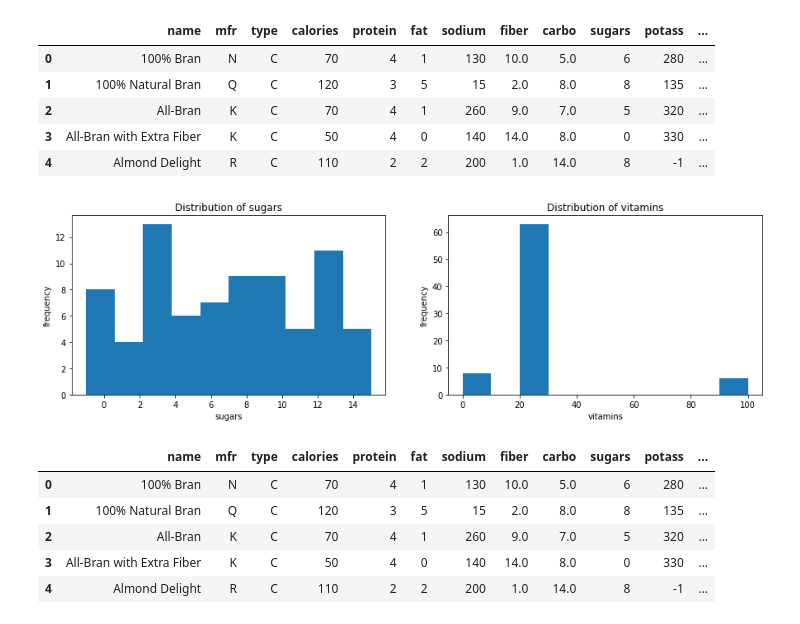
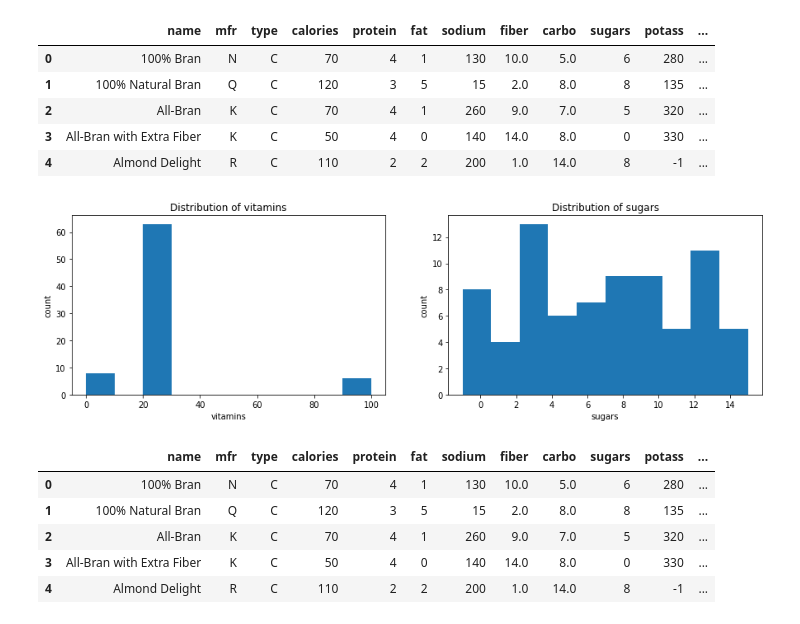
Before and after one commit to CodeInDna/Data-Science-Exercises, a Jupyter notebook: Practice_Exercises/Cereals.ipynb, the cells around one changed output. Drawn from its saved outputs; the diff is of its cells as text; code cells hidden in the pictures.

```diff
--- a/Practice_Exercises/Cereals.ipynb
+++ b/Practice_Exercises/Cereals.ipynb
@@ -20,15 +22,15 @@ df.head()
 # %%
 fig, (ax1, ax2) = plt.subplots(1, 2, figsize=(15, 4))
 
-ax1.hist(df['sugars'])
-ax1.set_title('Distribution of sugars')
-ax1.set_xlabel('sugars')
-ax1.set_ylabel('frequency')
+ax1.hist(df['vitamins'])
+ax1.set_xlabel('vitamins')
+ax1.set_ylabel('count')
+ax1.set_title('Distribution of vitamins');
 
-ax2.hist(df['vitamins'])
-ax2.set_title('Distribution of vitamins')
-ax2.set_xlabel('vitamins')
-ax2.set_ylabel('frequency');
+ax2.hist(df['sugars'])
+ax2.set_xlabel('sugars')
+ax2.set_ylabel('count')
+ax2.set_title('Distribution of sugars');
 # %% [output]
-[figure, old version]
+[figure, new version]
 # %%
```
Also changed, not shown: parts of 12 cells of this notebook.
